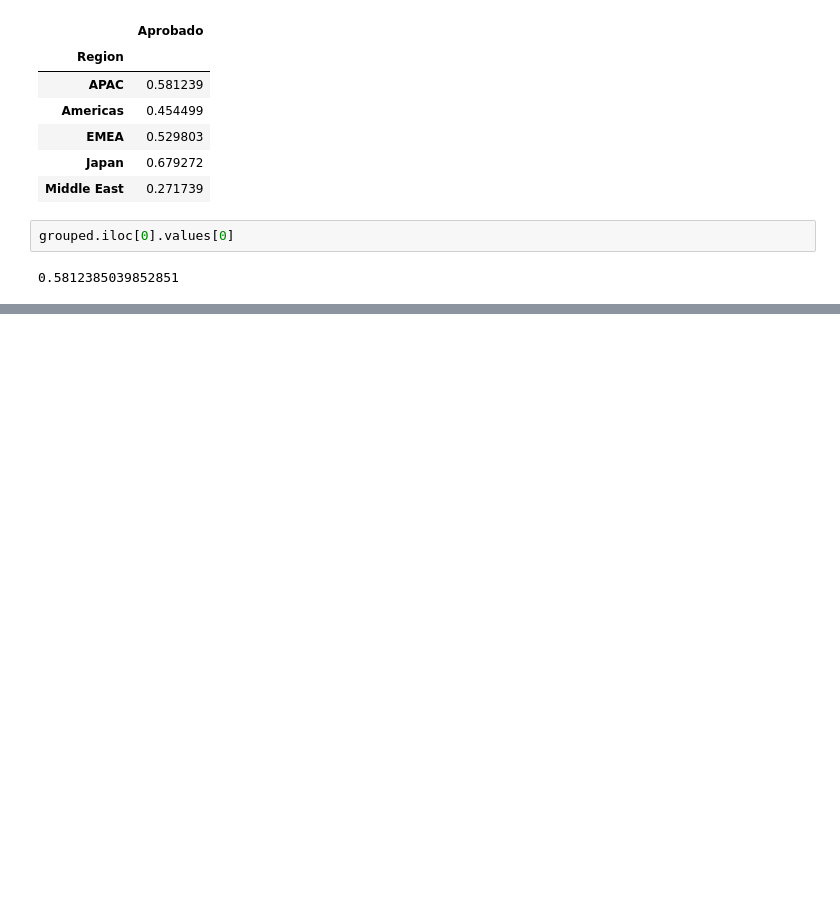
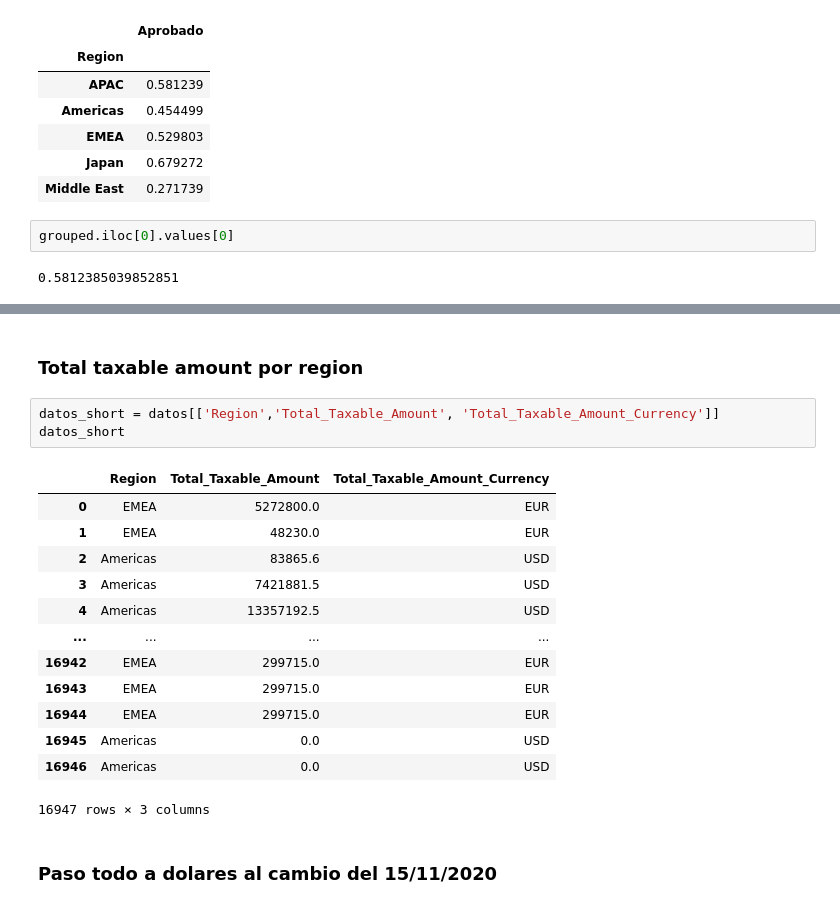
Before and after one commit to RiedelNicolas/75.06-2C2020-TP1, a Jupyter notebook: AnalisisGeografico.ipynb, the cells around one changed output, grey strips where cells are left out. Cells and saved outputs as stored; diff of their text form; blank space fills up the shorter version.

Commit message:
Agrego filtro por region

```diff
--- a/AnalisisGeografico.ipynb
+++ b/AnalisisGeografico.ipynb
@@ -381,0 +382,21 @@ plt.show()
+# %% [markdown]
+### Total taxable amount por region
+# %%
+datos_short = datos[['Region','Total_Taxable_Amount', 'Total_Taxable_Amount_Currency']]
+datos_short
+# %% [output]
+|  | Region | Total_Taxable_Amount | Total_Taxable_Amount_Currency |
+| 0 | EMEA | 5272800.0 | EUR |
+| 1 | EMEA | 48230.0 | EUR |
+| 2 | Americas | 83865.6 | USD |
+| 3 | Americas | 7421881.5 | USD |
+| 4 | Americas | 13357192.5 | USD |
+| ... | ... | ... | ... |
+| 16942 | EMEA | 299715.0 | EUR |
+| 16943 | EMEA | 299715.0 | EUR |
+| 16944 | EMEA | 299715.0 | EUR |
+| 16945 | Americas | 0.0 | USD |
+| 16946 | Americas | 0.0 | USD |
+16947 rows × 3 columns
+# %% [markdown]
+### Paso todo a dolares al cambio del 15/11/2020
```
Also changed, not shown: parts of 12 cells of this notebook.
